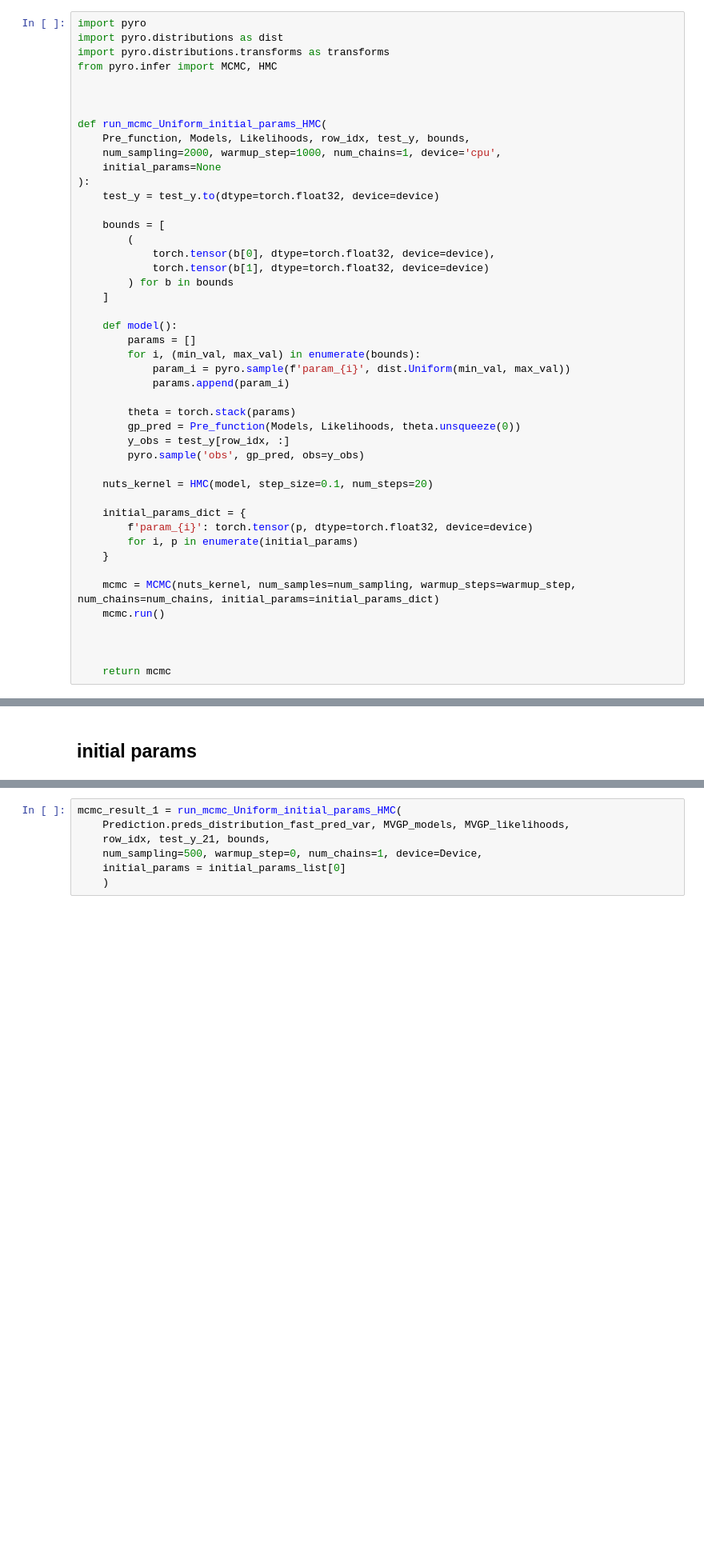
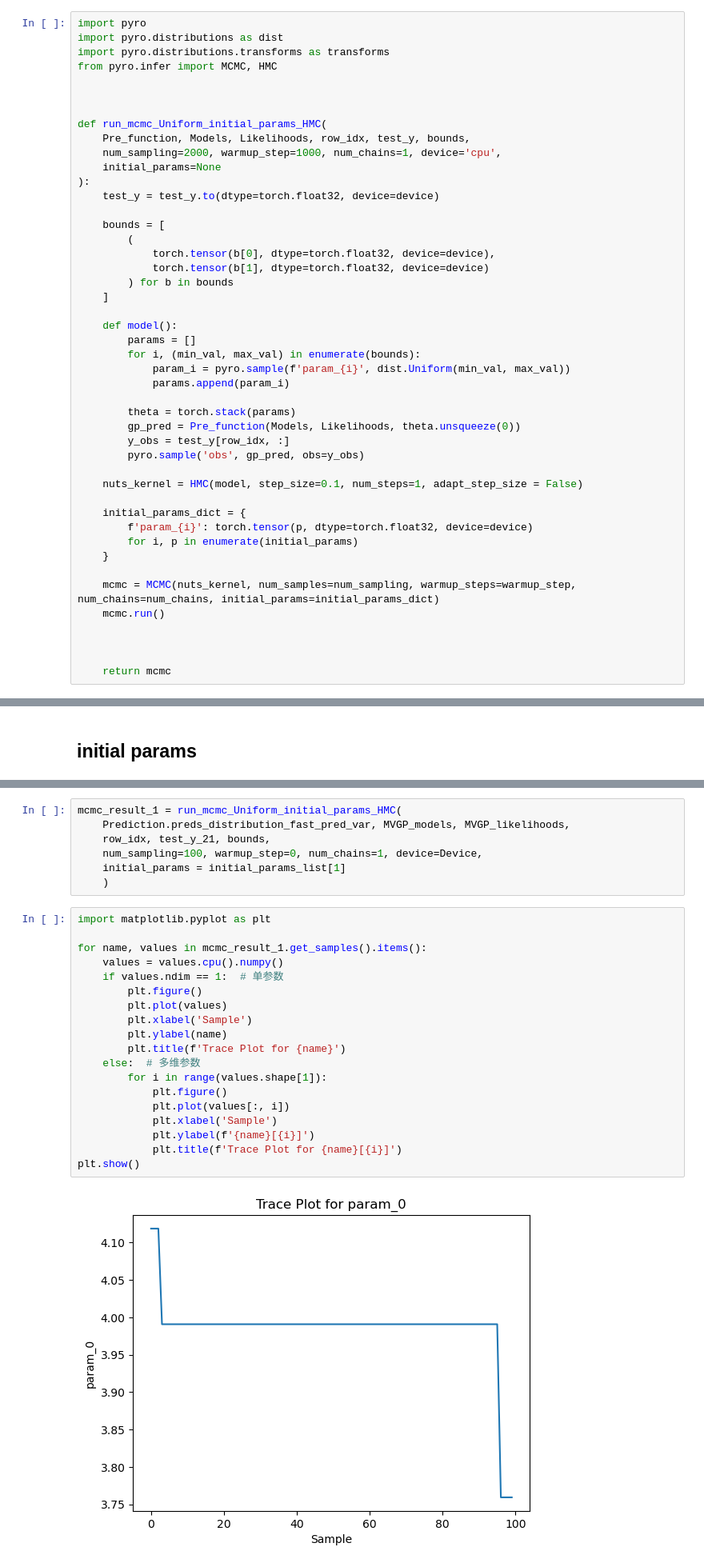
Before and after one commit to Aether-Ren/Multioutput_FixedG_GP, a Jupyter notebook: Initial_test.ipynb, the cells around one changed output, grey strips where cells are left out. Shown at 80% size. Saved outputs shown, nothing was run; the diff lists cells and outputs as text; blank space fills up the shorter version.

```diff
--- a/Initial_test.ipynb
+++ b/Initial_test.ipynb
@@ -136,7 +141,7 @@ def run_mcmc_Uniform_initial_params_HMC(
         y_obs = test_y[row_idx, :]
         pyro.sample('obs', gp_pred, obs=y_obs)
 
-    nuts_kernel = HMC(model, step_size=0.1, num_steps=20)
+    nuts_kernel = HMC(model, step_size=0.1, num_steps=1, adapt_step_size = False)
 
     initial_params_dict = {
         f'param_{i}': torch.tensor(p, dtype=torch.float32, device=device)
@@ -170,6 +186,27 @@ initial_params_list[0]
 mcmc_result_1 = run_mcmc_Uniform_initial_params_HMC(
     Prediction.preds_distribution_fast_pred_var, MVGP_models, MVGP_likelihoods,
     row_idx, test_y_21, bounds,
-    num_sampling=500, warmup_step=0, num_chains=1, device=Device,
-    initial_params = initial_params_list[0]
+    num_sampling=100, warmup_step=0, num_chains=1, device=Device,
+    initial_params = initial_params_list[1]
     )
+# %%
+import matplotlib.pyplot as plt
+
+for name, values in mcmc_result_1.get_samples().items():
+    values = values.cpu().numpy()
+    if values.ndim == 1:  # 单参数
+        plt.figure()
+        plt.plot(values)
+        plt.xlabel('Sample')
+        plt.ylabel(name)
+        plt.title(f'Trace Plot for {name}')
+    else:  # 多维参数
+        for i in range(values.shape[1]):
+            plt.figure()
+            plt.plot(values[:, i])
+            plt.xlabel('Sample')
+            plt.ylabel(f'{name}[{i}]')
+            plt.title(f'Trace Plot for {name}[{i}]')
+plt.show()
+# %% [output]
+[figure, added]
```
Also changed, not shown: parts of 7 cells of this notebook, 2 other files.
